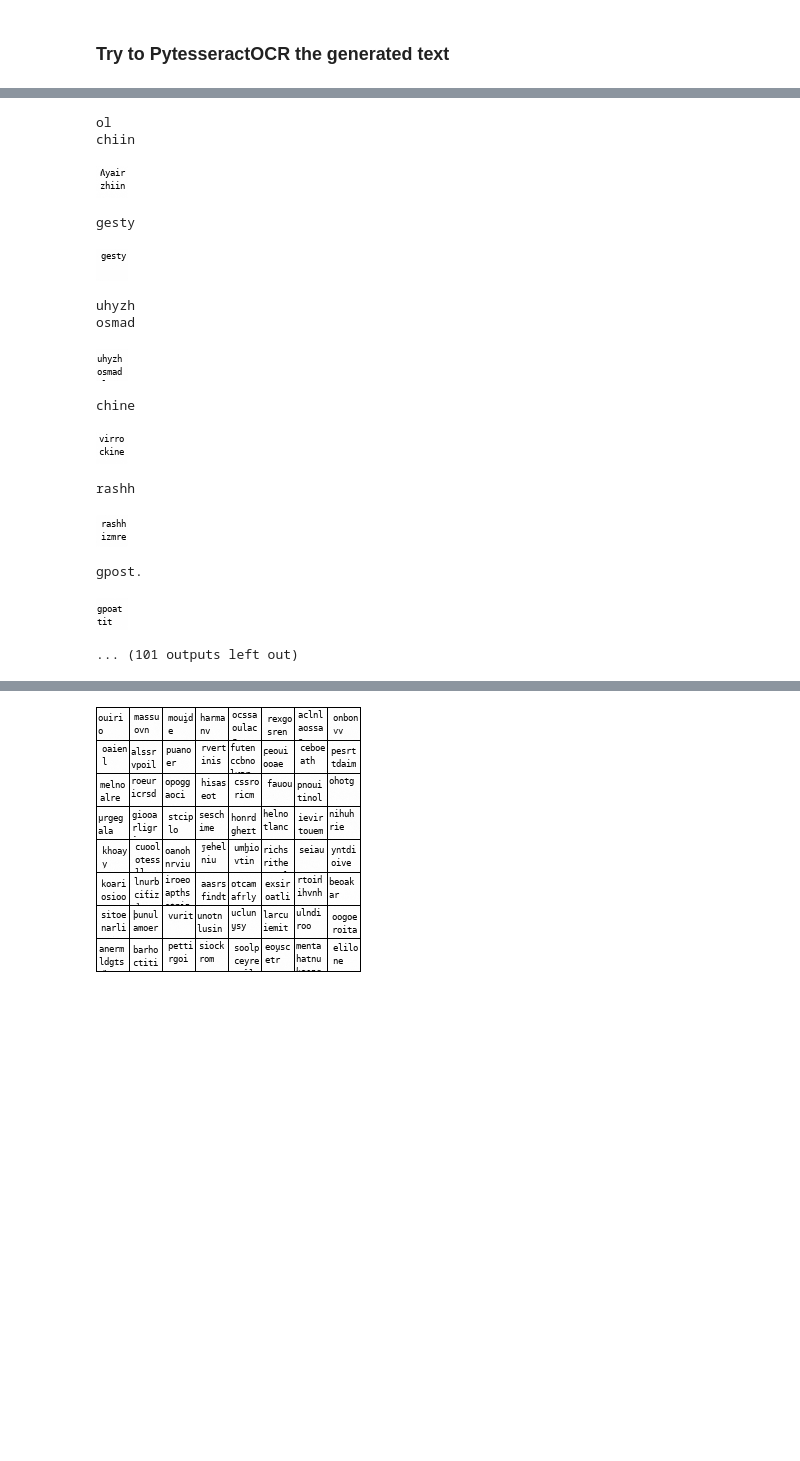
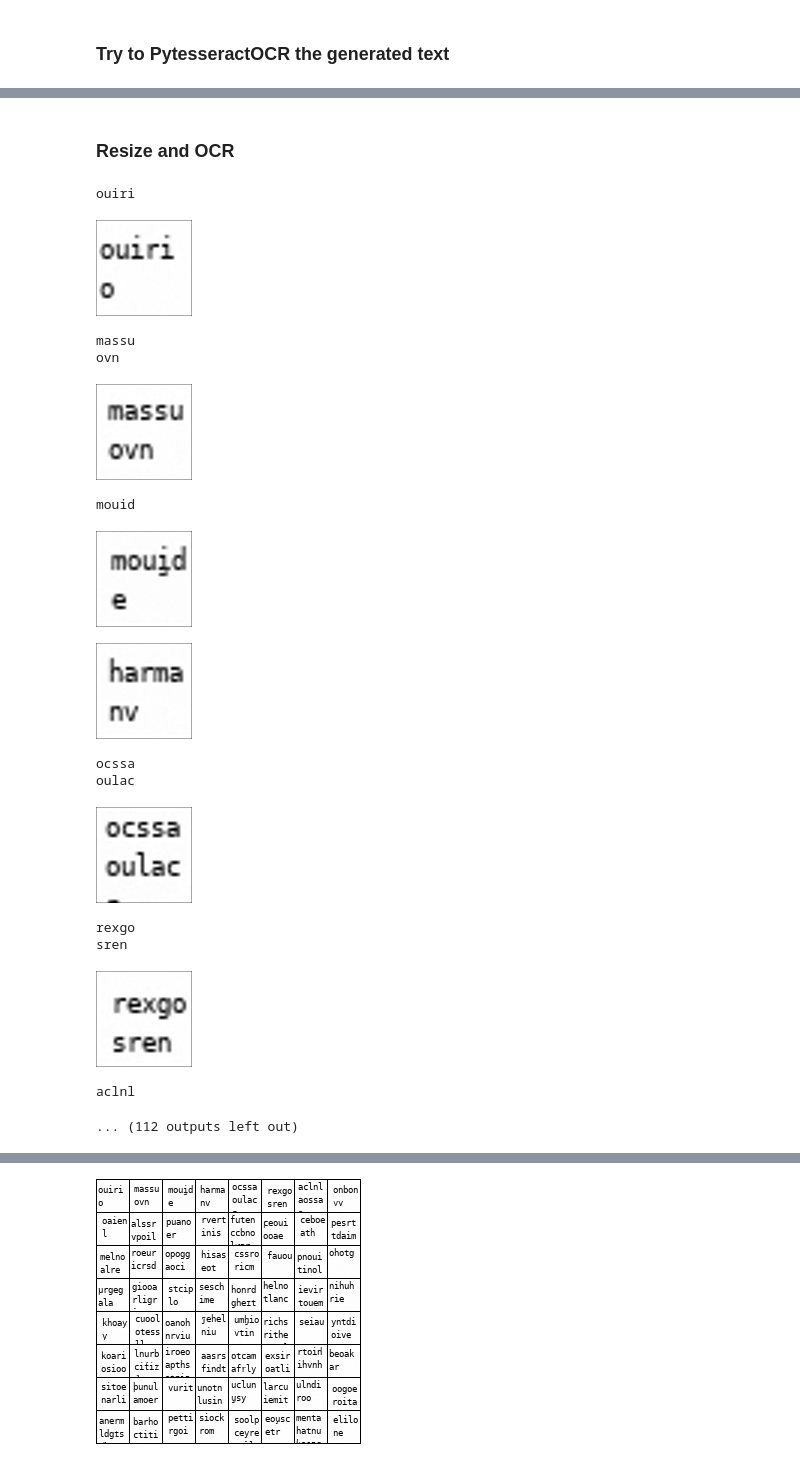
Before and after one commit to Animadversio/DiffusionLearningCurve, a Jupyter notebook: notebook/test_tesseract_ocr.ipynb, the cells around one changed output, grey strips where cells are left out. Drawn from its saved outputs; the diff is of its cells as text; code cells hidden in the pictures; blank space fills up the shorter version.

```diff
--- a/notebook/test_tesseract_ocr.ipynb
+++ b/notebook/test_tesseract_ocr.ipynb
@@ -70,24 +113,29 @@ et
+# %% [markdown]
+### Resize and OCR
 # %%
 imgdir = "/n/holylfs06/LABS/kempner_fellow_binxuwang/Users/binxuwang/DL_Projects/DiffusionSpectralLearningCurve/words32x32_50k_UNet_CNN_EDM_4blocks_noattn/samples"
-step = 50000
+step = 10000
 imgpath = os.path.join(imgdir, f"samples_epoch_{step:06d}.png")
-patches = get_montage_patches_pil(imgpath, patch_size=32, pad=1)
+img = Image.open(imgpath)
+img_rsz = img.resize((img.width*3, img.height*3), Image.BICUBIC)
+patches = get_montage_patches_pil(img_rsz, patch_size=32 * 3, pad=1 * 3)
 for patch in patches:
     print(pytesseract.image_to_string(patch))
     display(patch)
 # %% [output]
-ol
-chiin
+ouiri
-[figure, old version]
+[figure, new version]
-gesty
+massu
+ovn
-[figure, old version]
+[figure, new version]
-uhyzh
-osmad
+mouid
-[figure, old version]
+[figure, new version]
+[figure, new version]
-chine
+ocssa
+oulac
-[figure, old version]
+[figure, new version]
-rashh
+rexgo
+sren
-[figure, old version]
+[figure, new version]
-gpost.
+aclnl
-[figure, old version]
-... (101 outputs left out)
+... (112 outputs left out)
```
Also changed, not shown: parts of 9 cells of this notebook, 1 other file.
